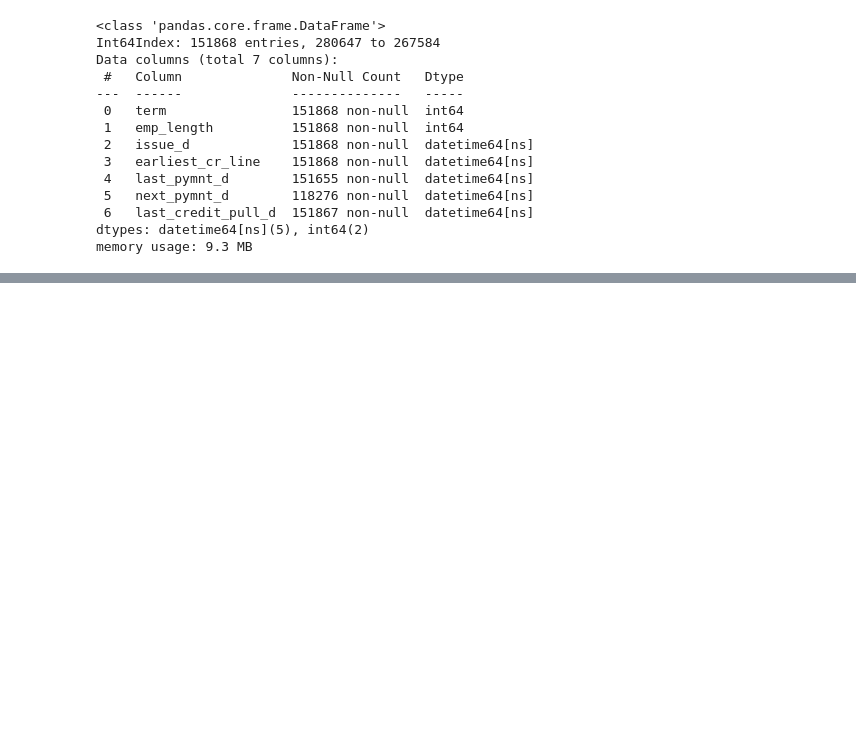
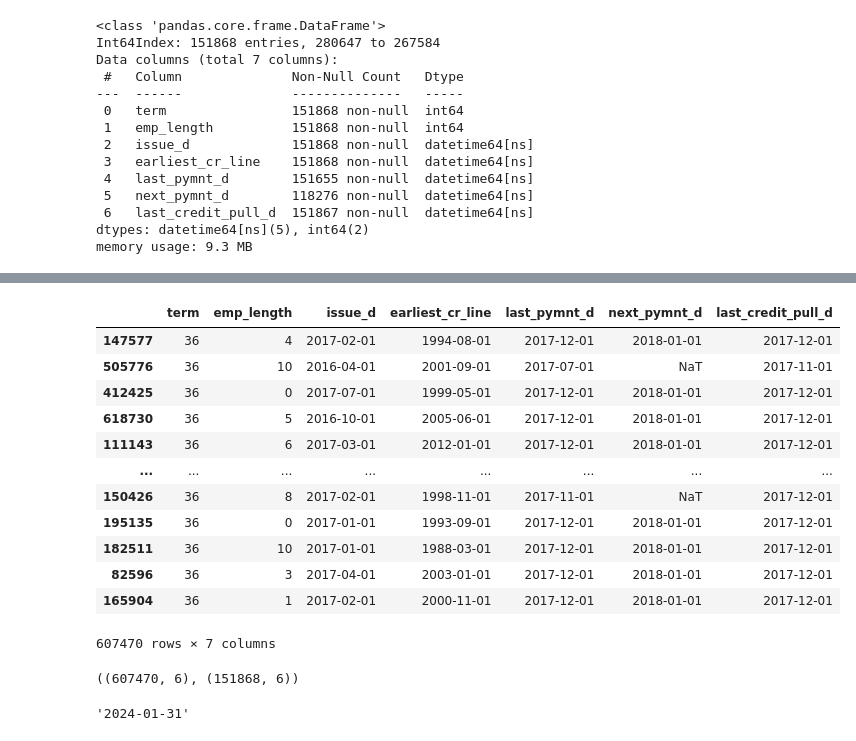
Before and after one commit to lleonrdoo/Data-Sci, a Jupyter notebook: Credit Risk Model-Project.ipynb, the cells around one changed output, grey strips where cells are left out. Saved outputs shown, nothing was run; the diff lists cells and outputs as text; code cells hidden in the pictures; blank space fills up the shorter version.

```diff
--- a/Credit Risk Model-Project.ipynb
+++ b/Credit Risk Model-Project.ipynb
@@ -381,0 +402,21 @@ memory usage: 9.3 MB
+# %%
+X_train[col_need_to_clean]
+
+# Berdasarkan data ini, kolom 'next_pymnt_d' akan tidak terlalu berpengaruh untuk memprediksi
+# karena pembayaran berikut nya akan berubah-ubah dan tergantung dari peminjam
+
+# Sehingga, kolom 'next_pymnt_d' akan dihapus
+# %% [output]
+|  | term | emp_length | issue_d | earliest_cr_line | last_pymnt_d | next_pymnt_d | last_credit_pull_d |
+| 147577 | 36 | 4 | 2017-02-01 | 1994-08-01 | 2017-12-01 | 2018-01-01 | 2017-12-01 |
+| 505776 | 36 | 10 | 2016-04-01 | 2001-09-01 | 2017-07-01 | NaT | 2017-11-01 |
+| 412425 | 36 | 0 | 2017-07-01 | 1999-05-01 | 2017-12-01 | 2018-01-01 | 2017-12-01 |
+| 618730 | 36 | 5 | 2016-10-01 | 2005-06-01 | 2017-12-01 | 2018-01-01 | 2017-12-01 |
+| 111143 | 36 | 6 | 2017-03-01 | 2012-01-01 | 2017-12-01 | 2018-01-01 | 2017-12-01 |
+| ... | ... | ... | ... | ... | ... | ... | ... |
+| 150426 | 36 | 8 | 2017-02-01 | 1998-11-01 | 2017-11-01 | NaT | 2017-12-01 |
+| 195135 | 36 | 0 | 2017-01-01 | 1993-09-01 | 2017-12-01 | 2018-01-01 | 2017-12-01 |
+| 182511 | 36 | 10 | 2017-01-01 | 1988-03-01 | 2017-12-01 | 2018-01-01 | 2017-12-01 |
+| 82596 | 36 | 3 | 2017-04-01 | 2003-01-01 | 2017-12-01 | 2018-01-01 | 2017-12-01 |
+| 165904 | 36 | 1 | 2017-02-01 | 2000-11-01 | 2017-12-01 | 2018-01-01 | 2017-12-01 |
+607470 rows × 7 columns
@@ -381,0 +429,13 @@ memory usage: 9.3 MB
+# %%
+# Dapat dilihat bahwa kolom 'next_pymnt_d' sudah dihapus
+X_train.shape, X_test.shape
+# %% [output]
+((607470, 6), (151868, 6))
+# %%
+# Lalu, diperlukan import tanggal dari library 'datetime'
+from datetime import date
+
+# Berikut adalah tanggal terkini dan susunannya berdasarkan Tahun, Bulan, dan Hari
+date.today().strftime('%Y-%m-%d')
+# %% [output]
+'2024-01-31'
```
Also changed, not shown: parts of 18 cells of this notebook.
